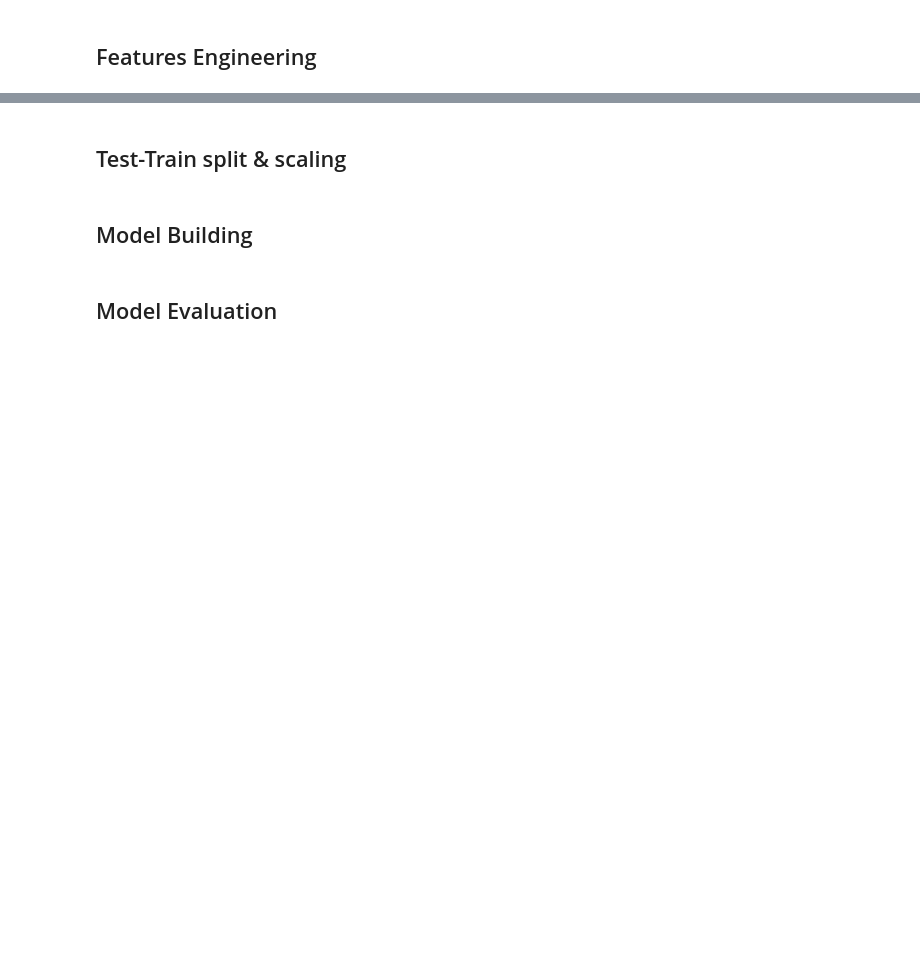
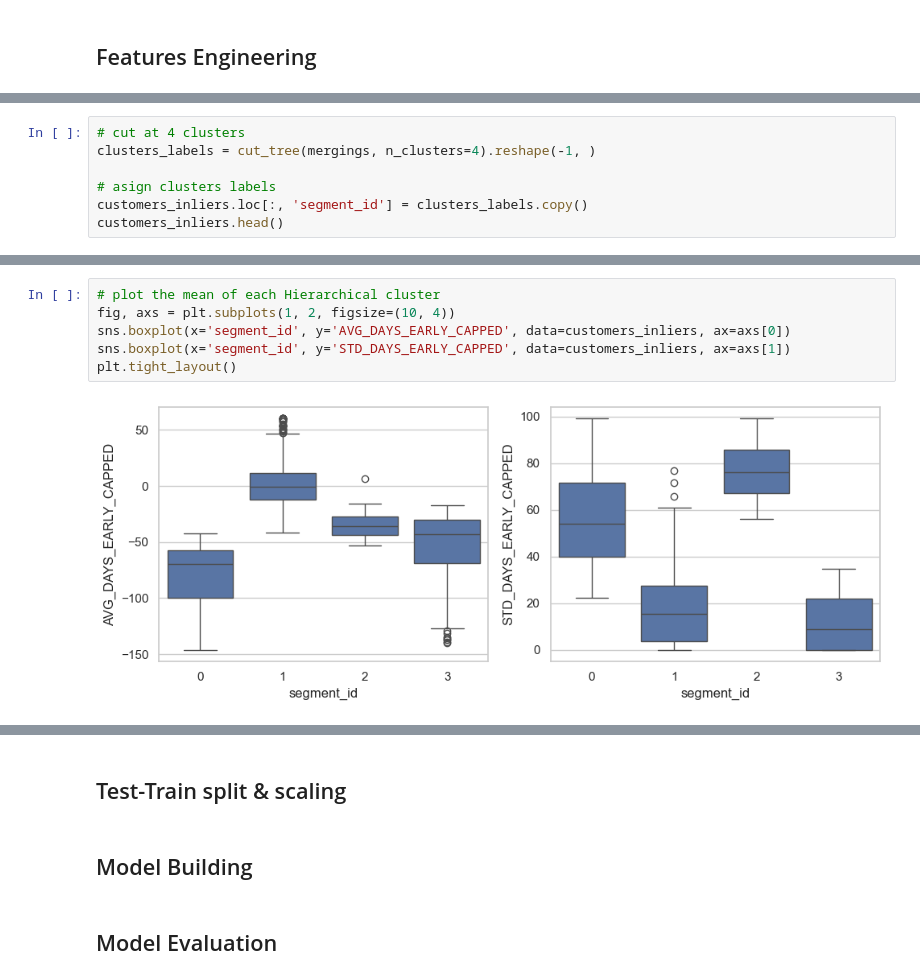
Before and after one commit to liemnh98/upGrad-Domain-Oriented-Case-Study, a Jupyter notebook: main_code.iPynb, the cells around one changed output, grey strips where cells are left out. Saved outputs shown, nothing was run; the diff lists cells and outputs as text; blank space fills up the shorter version.

```diff
--- a/main_code.iPynb
+++ b/main_code.iPynb
@@ -247,0 +346,7 @@ plt.show();
+# %%
+# cut at 4 clusters
+clusters_labels = cut_tree(mergings, n_clusters=4).reshape(-1, )
+
+# asign clusters labels
+customers_inliers.loc[:, 'segment_id'] = clusters_labels.copy()
+customers_inliers.head()
@@ -247,0 +365,8 @@ plt.show();
+# %%
+# plot the mean of each Hierarchical cluster
+fig, axs = plt.subplots(1, 2, figsize=(10, 4))
+sns.boxplot(x='segment_id', y='AVG_DAYS_EARLY_CAPPED', data=customers_inliers, ax=axs[0])
+sns.boxplot(x='segment_id', y='STD_DAYS_EARLY_CAPPED', data=customers_inliers, ax=axs[1])
+plt.tight_layout()
+# %% [output]
+[figure, added]
```
Also changed, not shown: parts of 18 cells of this notebook.
